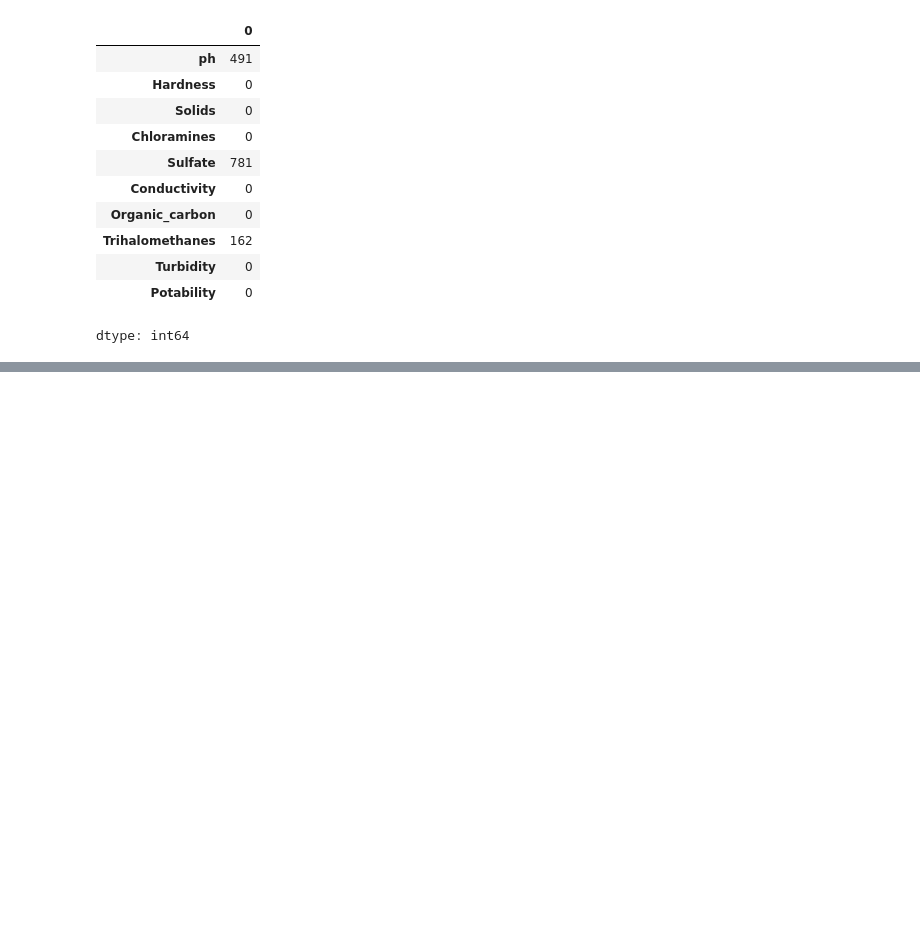
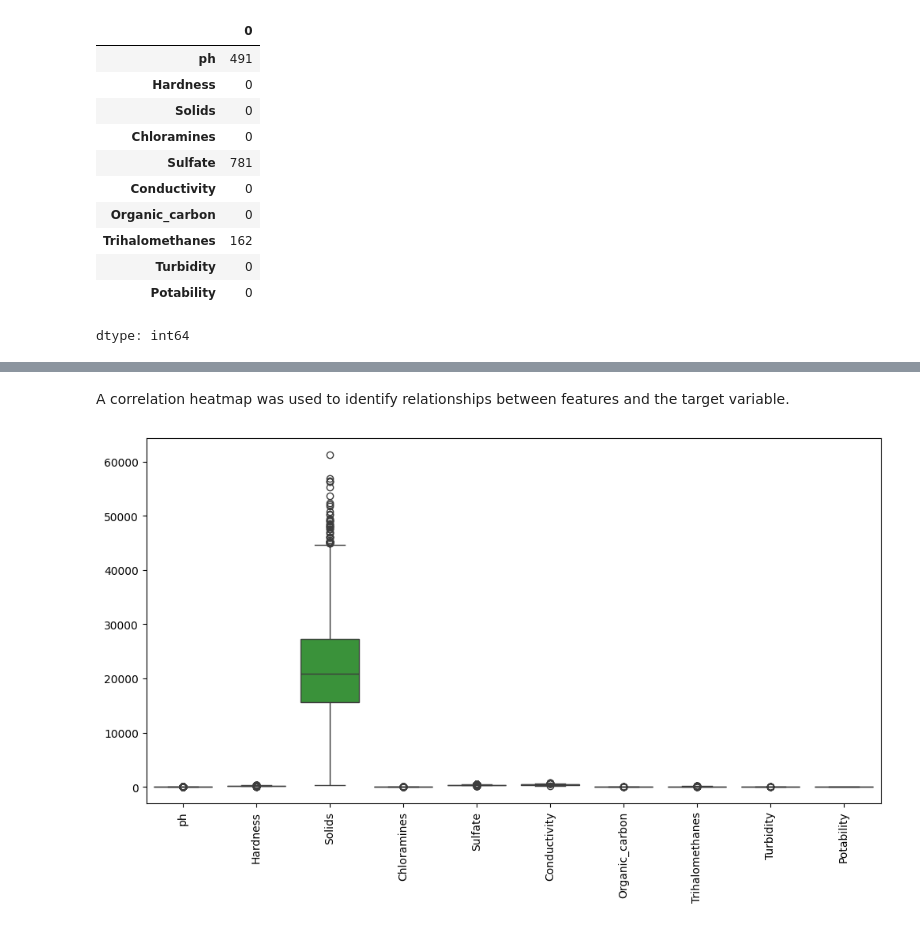
Before and after one commit to abikrishnanmsds25-web/WATER-QUALITY-CLASSIFICATION-FOR-SAFE-DRINKING-PREDICTION, a Jupyter notebook: data_understanding.ipynb, the cells around one changed output, grey strips where cells are left out. Saved outputs shown, nothing was run; the diff lists cells and outputs as text; code cells hidden in the pictures; blank space fills up the shorter version.

```diff
--- a/data_understanding.ipynb
+++ b/data_understanding.ipynb
@@ -73,0 +180,9 @@ dtype: int64
+# %% [markdown]
+A correlation heatmap was used to identify relationships between features and the target variable.
+# %%
+plt.figure(figsize=(12,6))
+sns.boxplot(data=df)
+plt.xticks(rotation=90)
+plt.show()
+# %% [output]
+[figure, added]
```
Also changed, not shown: parts of 35 cells of this notebook.
